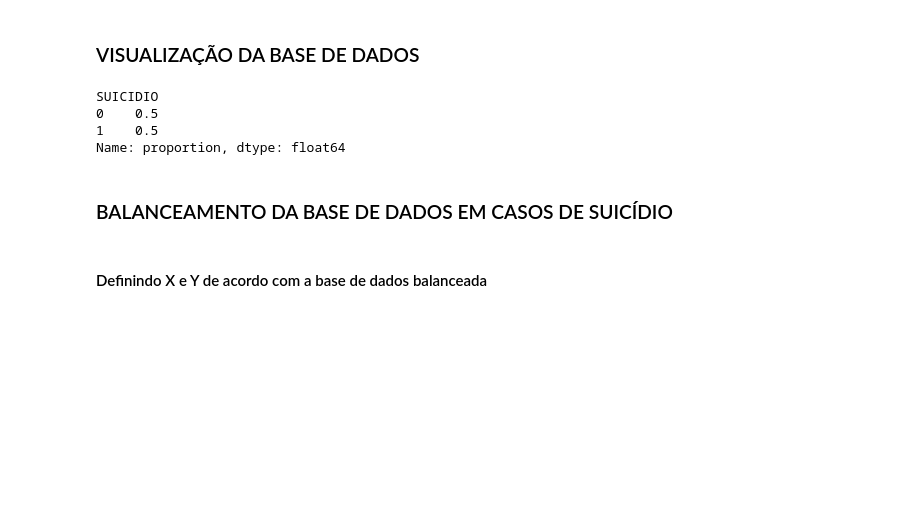
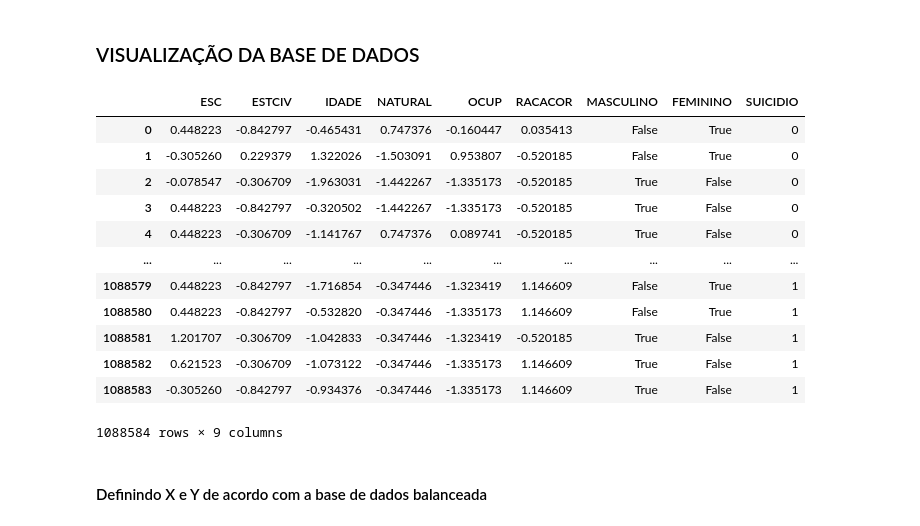
Before and after one commit to dougAlvs/apoio-a-vida, a Jupyter notebook: notebooks/prototype.ipynb, the cells around one changed output. Cells and saved outputs as stored; diff of their text form; code cells hidden in the pictures; blank space fills up the shorter version.

```diff
--- a/notebooks/prototype.ipynb
+++ b/notebooks/prototype.ipynb
@@ -18,22 +18,22 @@ import pickle
 full_df = pd.read_parquet('../data/processed/prototype3.parquet')
 # %% [markdown]
 ### VISUALIZAÇÃO DA BASE DE DADOS
-# %%
-suicidio_0 = full_df[full_df['SUICIDIO'] == 0]
-suicidio_1 = full_df[full_df['SUICIDIO'] == 1]
-
-suicidio_0 = suicidio_0.sample(n=len(suicidio_1) // 1, replace=False)
-
-balanced_df = pd.concat((suicidio_0, suicidio_1), ignore_index=True).reset_index(drop=True)
-balanced_df
-balanced_df["SUICIDIO"].value_counts(normalize=True)
-# %% [output]
-SUICIDIO
-0    0.5
-1    0.5
-Name: proportion, dtype: float64
-# %% [markdown]
-### BALANCEAMENTO DA BASE DE DADOS EM CASOS DE SUICÍDIO
+# %%
+full_df
+# %% [output]
+|  | ESC | ESTCIV | IDADE | NATURAL | OCUP | RACACOR | MASCULINO | FEMININO | SUICIDIO |
+| 0 | 0.448223 | -0.842797 | -0.465431 | 0.747376 | -0.160447 | 0.035413 | False | True | 0 |
+| 1 | -0.305260 | 0.229379 | 1.322026 | -1.503091 | 0.953807 | -0.520185 | False | True | 0 |
+| 2 | -0.078547 | -0.306709 | -1.963031 | -1.442267 | -1.335173 | -0.520185 | True | False | 0 |
+| 3 | 0.448223 | -0.842797 | -0.320502 | -1.442267 | -1.335173 | -0.520185 | True | False | 0 |
+| 4 | 0.448223 | -0.306709 | -1.141767 | 0.747376 | 0.089741 | -0.520185 | True | False | 0 |
+| ... | ... | ... | ... | ... | ... | ... | ... | ... | ... |
+| 1088579 | 0.448223 | -0.842797 | -1.716854 | -0.347446 | -1.323419 | 1.146609 | False | True | 1 |
+| 1088580 | 0.448223 | -0.842797 | -0.532820 | -0.347446 | -1.335173 | 1.146609 | False | True | 1 |
+| 1088581 | 1.201707 | -0.306709 | -1.042833 | -0.347446 | -1.323419 | -0.520185 | True | False | 1 |
+| 1088582 | 0.621523 | -0.306709 | -1.073122 | -0.347446 | -1.335173 | 1.146609 | True | False | 1 |
+| 1088583 | -0.305260 | -0.842797 | -0.934376 | -0.347446 | -1.335173 | 1.146609 | True | False | 1 |
+1088584 rows × 9 columns
 # %% [markdown]
 #### Definindo X e Y de acordo com a base de dados balanceada
 # %%
```
Also changed, not shown: parts of 6 cells of this notebook, 3 other files.
